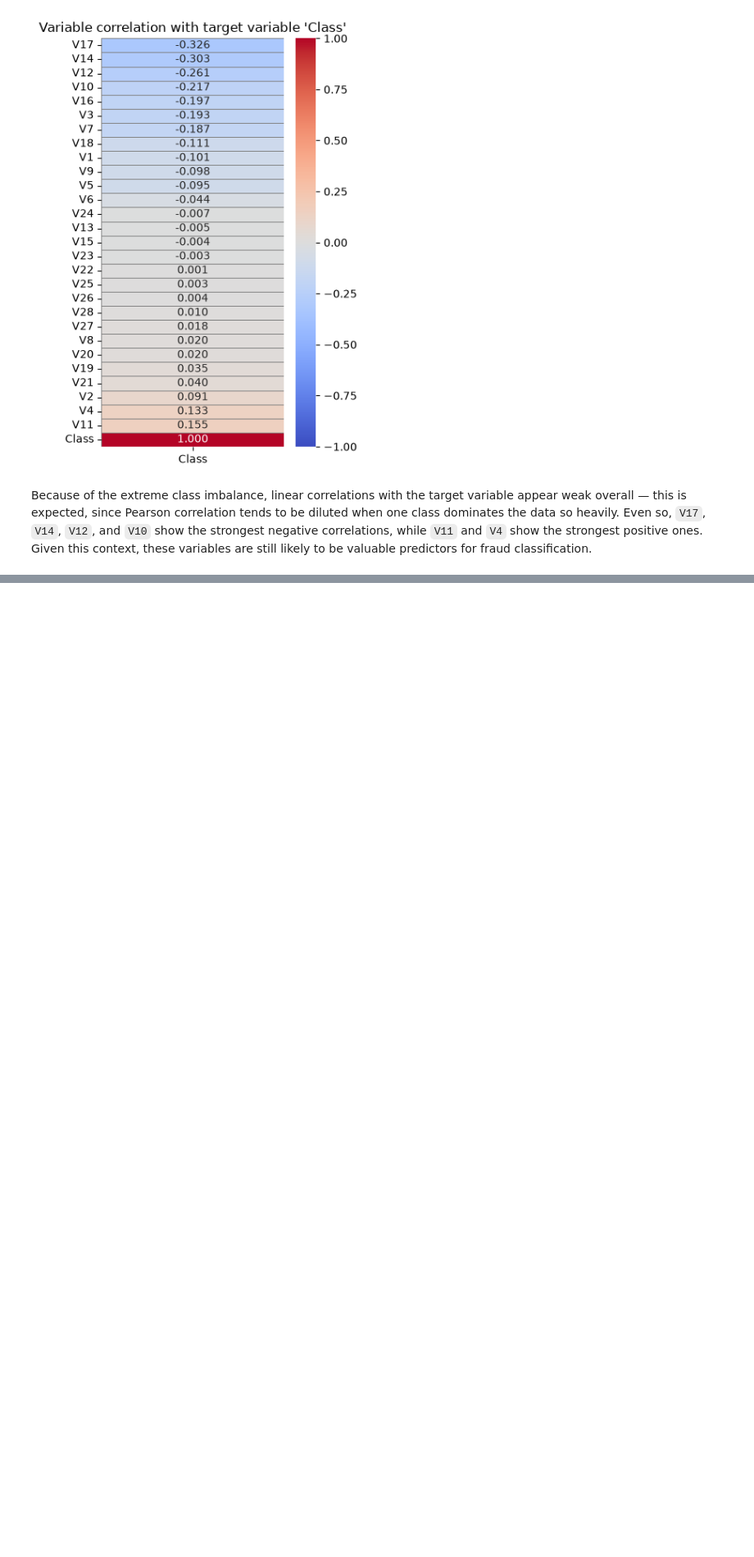
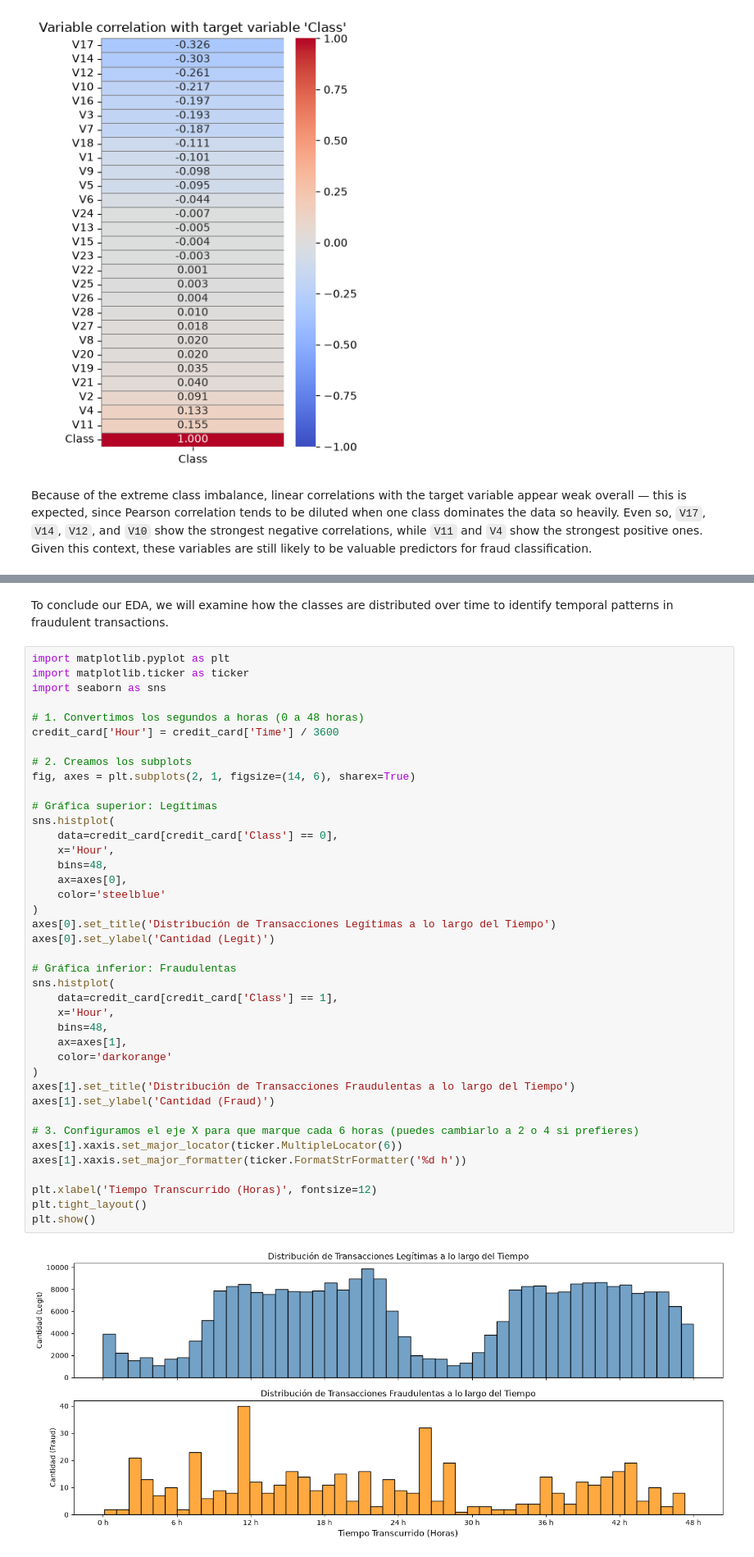
Before and after one commit to sgcuervo/credit-card-fraud-detection, a Jupyter notebook: credit-card-fraud-detection.ipynb, the cells around one changed output, grey strips where cells are left out. Shown at 82% size. Saved outputs shown, nothing was run; the diff lists cells and outputs as text; blank space fills up the shorter version.

```diff
--- a/credit-card-fraud-detection.ipynb
+++ b/credit-card-fraud-detection.ipynb
@@ -145,0 +161,44 @@ Because of the extreme class imbalance, linear correlations with the target vari
+# %% [markdown]
+To conclude our EDA, we will examine how the classes are distributed over time to identify temporal patterns in fraudulent transactions.
+# %%
+import matplotlib.pyplot as plt
+import matplotlib.ticker as ticker
+import seaborn as sns
+
+# 1. Convertimos los segundos a horas (0 a 48 horas)
+credit_card['Hour'] = credit_card['Time'] / 3600
+
+# 2. Creamos los subplots
+fig, axes = plt.subplots(2, 1, figsize=(14, 6), sharex=True)
+
+# Gráfica superior: Legítimas
+sns.histplot(
+    data=credit_card[credit_card['Class'] == 0],
+    x='Hour',
+    bins=48,
+    ax=axes[0],
+    color='steelblue'
+)
+axes[0].set_title('Distribución de Transacciones Legítimas a lo largo del Tiempo')
+axes[0].set_ylabel('Cantidad (Legit)')
+
+# Gráfica inferior: Fraudulentas
+sns.histplot(
+    data=credit_card[credit_card['Class'] == 1],
+    x='Hour',
+    bins=48,
+    ax=axes[1],
+    color='darkorange'
+)
+axes[1].set_title('Distribución de Transacciones Fraudulentas a lo largo del Tiempo')
+axes[1].set_ylabel('Cantidad (Fraud)')
+
+# 3. Configuramos el eje X para que marque cada 6 horas (puedes cambiarlo a 2 o 4 si prefieres)
+axes[1].xaxis.set_major_locator(ticker.MultipleLocator(6))
+axes[1].xaxis.set_major_formatter(ticker.FormatStrFormatter('%d h'))
+
+plt.xlabel('Tiempo Transcurrido (Horas)', fontsize=12)
+plt.tight_layout()
+plt.show()
+# %% [output]
+[figure, added]
```
Also changed, not shown: parts of 6 cells of this notebook.
